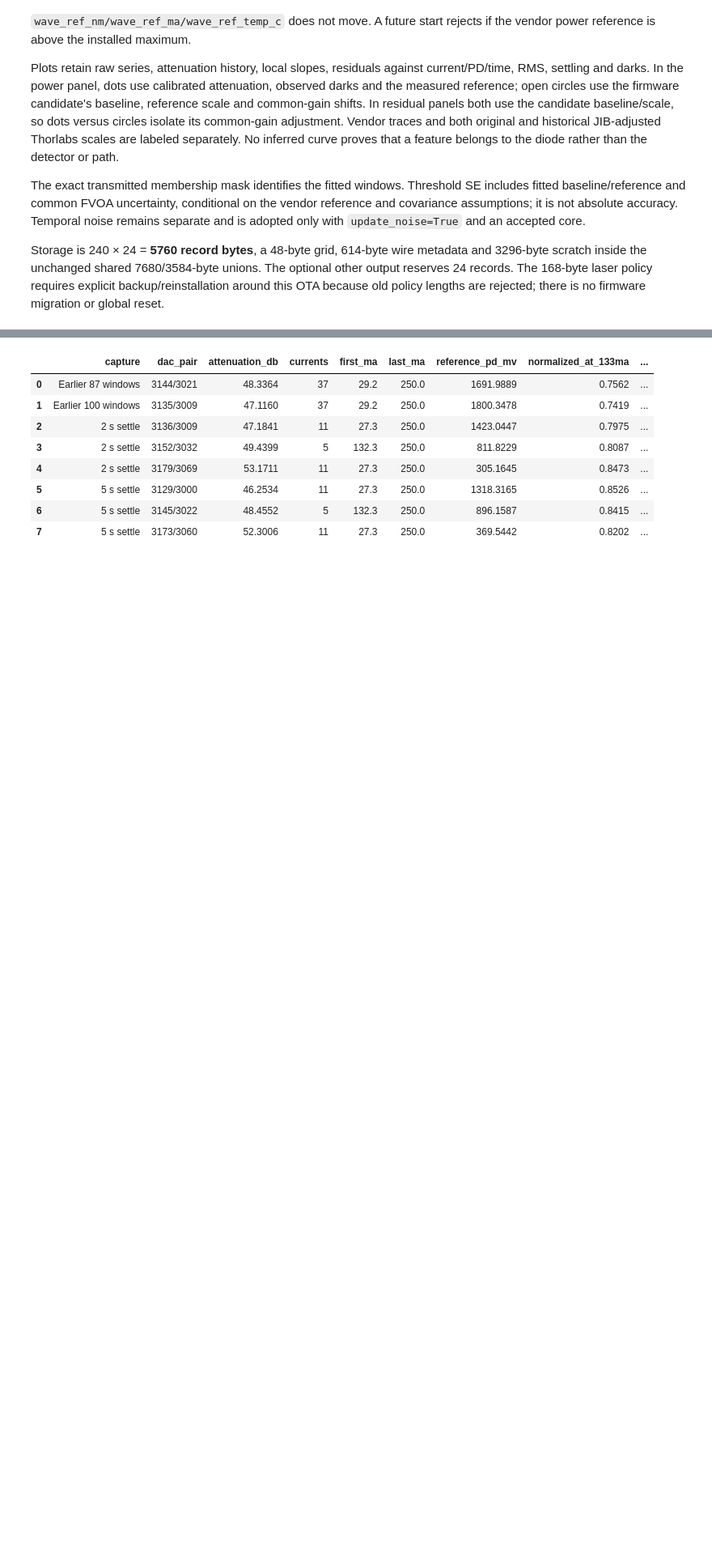
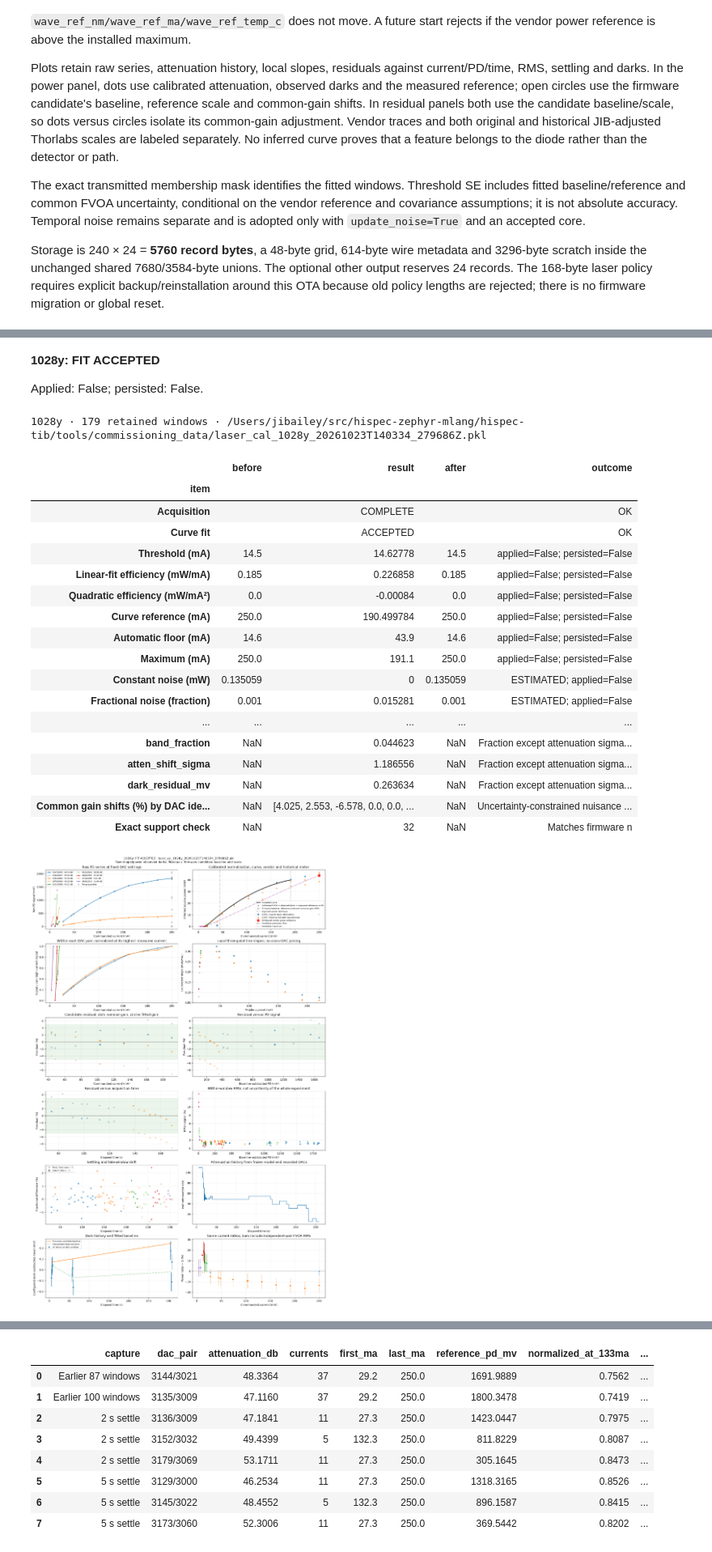
Before and after one commit to COO-Utilities/hispec-tib, a Jupyter notebook: tools/tib_pcb_commissioning.ipynb, the cells around one changed output, grey strips where cells are left out. Shown at 81% size. Cells and saved outputs as stored; diff of their text form; code cells hidden in the pictures; blank space fills up the shorter version.

Commit message:
Separate commissioning laser runs and expose acquisition failures

```diff
--- a/tools/tib_pcb_commissioning.ipynb
+++ b/tools/tib_pcb_commissioning.ipynb
@@ -2487,14 +2560,14 @@ temperature, optical path and reference settings fixed for this comparison.
 # %%
-LASER_CAL_NAME = LASERS[0]
-LASER_CAL_REQUEST = dict(
-    name=LASER_CAL_NAME, output=OUTPUT, fiber=FIBER, dwell_ms=1000, settle_ms=2000,
+LASER_CAL_OPTIONS = dict(
+    output=OUTPUT, fiber=FIBER, dwell_ms=1000, settle_ms=2000,
     determine_static_loss=False, loopback_loss_db=None,
     update_noise=False, other_output=False, apply=False, persist=False,
     max_fit_residual_pct=5., pd_target_mv=1500.,
 )
-LASER_CAL_FILE = None          # Saved capture path; also set by a successful acquisition.
-REPLAY_LASER_CAL_FILES = []    # Explicit .pkl paths for offline review after a kernel restart.
-QUERY_LASER_CAL_PREFLIGHT = False
-
-if QUERY_LASER_CAL_PREFLIGHT:
-    laser_cal_preflight = laser_calibration_preflight(pcb, LASER_CAL_REQUEST)
+# Separate saved paths survive moving to the next subsection. These are this morning's captures.
+LASER_CAL_FILES = {
+    '1028y': DATA_DIR / 'laser_cal_1028y_20261023T140334_279686Z.pkl',
+    '1270j': DATA_DIR / 'laser_cal_1270j_20261023T161629_572783Z.pkl',
+}
+LASER_CAL_FILE = None       # Most recently started/downloaded run; select explicitly for continuation.
+REPLAY_LASER_CAL_FILES = [] # Additional explicit offline replay paths.
@@ -2501,13 +2579,38 @@ if QUERY_LASER_CAL_PREFLIGHT:
 # %%
-RUN_LASER_CAL = False
-if RUN_LASER_CAL:
-    request = dict(LASER_CAL_REQUEST)
-    before = laser_calibration_preflight(pcb, request)
-    laser_cal_capture = dict(
-        request=request, device=DEVICE, broker=BROKER, context_before=before,
-        records=np.empty(0, dtype=hspcb.LASER_CAL_DTYPE).view(np.recarray), meta=None, status=None, errors={},
-        references=dict(vendor=vendor_lasers.copy(), curves={k: v.copy() for k, v in vendor_curves.items()},
-                        meter=source_power_readings.copy(), meter_fits=source_fits.copy()),
-    )
-    LASER_CAL_FILE = await run_laser_calibration(pcb, laser_cal_capture)
-    laser_cal_frame, laser_cal_routes = review_laser_calibration(pd.read_pickle(LASER_CAL_FILE))
+RUN_LASER_CAL_1 = False
+if RUN_LASER_CAL_1:
+    LASER_CAL_FILE = await acquire_laser_calibration(pcb, LASERS[0], LASER_CAL_OPTIONS)
+    LASER_CAL_FILES[LASERS[0]] = LASER_CAL_FILE
+# %%
+laser_cal_file_1 = LASER_CAL_FILES.get(LASERS[0])
+if laser_cal_file_1 is None:
+    print(f'{LASERS[0]}: NOT RUN — no saved capture selected for this laser.')
+else:
+    saved_laser_cal_1 = pd.read_pickle(laser_cal_file_1)
+    if saved_laser_cal_1['meta']['laser'] != LASERS[0]:
+        raise ValueError('Selected capture belongs to a different laser.')
+    laser_cal_frame_1, laser_cal_routes_1 = review_laser_calibration(saved_laser_cal_1)
+# %% [output]
+**1028y: FIT ACCEPTED**
+
+Applied: False; persisted: False.
+1028y · 179 retained windows · /Users/jibailey/src/hispec-zephyr-mlang/hispec-tib/tools/commissioning_data/laser_cal_1028y_20261023T140334_279686Z.pkl
+|  | before | result | after | outcome |
+| item |  |  |  |  |
+| Acquisition |  | COMPLETE |  | OK |
+| Curve fit |  | ACCEPTED |  | OK |
+| Threshold (mA) | 14.5 | 14.62778 | 14.5 | applied=False; persisted=False |
+| Linear-fit efficiency (mW/mA) | 0.185 | 0.226858 | 0.185 | applied=False; persisted=False |
+| Quadratic efficiency (mW/mA²) | 0.0 | -0.00084 | 0.0 | applied=False; persisted=False |
+| Curve reference (mA) | 250.0 | 190.499784 | 250.0 | applied=False; persisted=False |
+| Automatic floor (mA) | 14.6 | 43.9 | 14.6 | applied=False; persisted=False |
+| Maximum (mA) | 250.0 | 191.1 | 250.0 | applied=False; persisted=False |
+| Constant noise (mW) | 0.135059 | 0 | 0.135059 | ESTIMATED; applied=False |
+| Fractional noise (fraction) | 0.001 | 0.015281 | 0.001 | ESTIMATED; applied=False |
+| ... | ... | ... | ... | ... |
+| band_fraction | NaN | 0.044623 | NaN | Fraction except attenuation sigma... |
+| atten_shift_sigma | NaN | 1.186556 | NaN | Fraction except attenuation sigma... |
+| dark_residual_mv | NaN | 0.263634 | NaN | Fraction except attenuation sigma... |
+| Common gain shifts (%) by DAC ide... | NaN | [4.025, 2.553, -6.578, 0.0, 0.0, ... | NaN | Uncertainty-constrained nuisance ... |
+| Exact support check | NaN | 32 | NaN | Matches firmware n |
+[figure, added]
```
Also changed, not shown: parts of 16 cells of this notebook, 2 other files.
